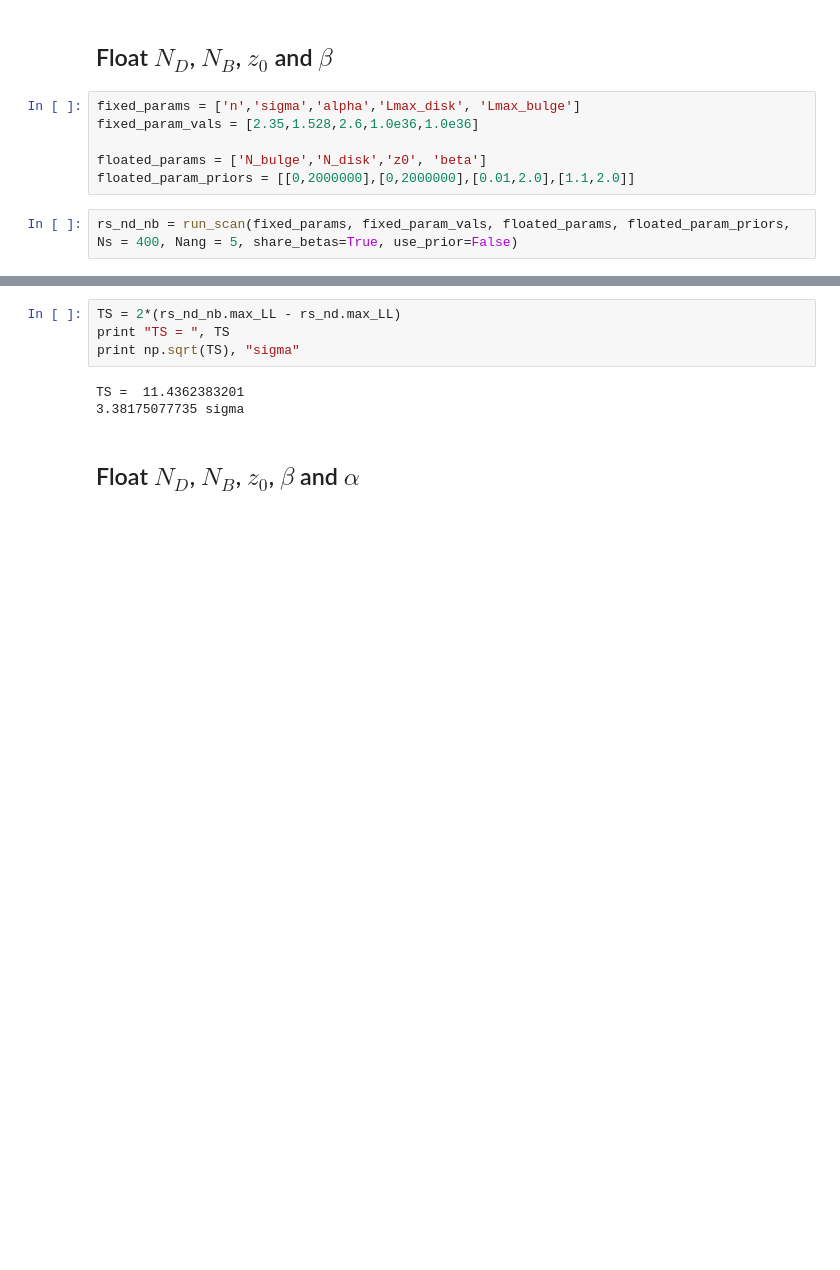
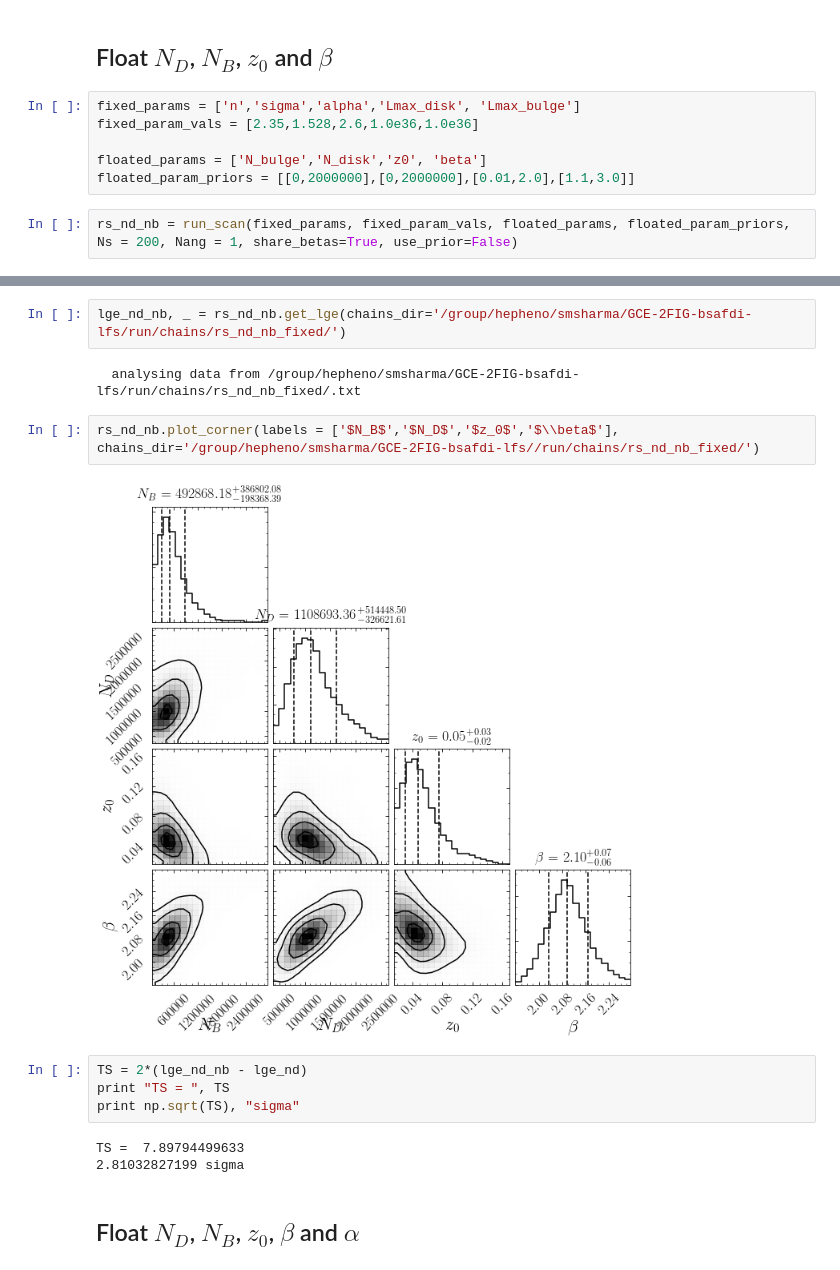
Before and after one commit to bsafdi/GCE-2FIG, a Jupyter notebook: examples/Example_2_2FIG_Table.ipynb, the cells around one changed output, grey strips where cells are left out. Drawn from its saved outputs; the diff is of its cells as text; blank space fills up the shorter version.

```diff
--- a/examples/Example_2_2FIG_Table.ipynb
+++ b/examples/Example_2_2FIG_Table.ipynb
@@ -58,6 +37,6 @@ fixed_params = ['n','sigma','alpha','Lmax_disk', 'Lmax_bulge']
 fixed_param_vals = [2.35,1.528,2.6,1.0e36,1.0e36]
 
 floated_params = ['N_bulge','N_disk','z0', 'beta']
-floated_param_priors = [[0,2000000],[0,2000000],[0.01,2.0],[1.1,2.0]]
+floated_param_priors = [[0,2000000],[0,2000000],[0.01,2.0],[1.1,3.0]]
 # %%
-rs_nd_nb = run_scan(fixed_params, fixed_param_vals, floated_params, floated_param_priors, Ns = 400, Nang = 5, share_betas=True, use_prior=False)
+rs_nd_nb = run_scan(fixed_params, fixed_param_vals, floated_params, floated_param_priors, Ns = 200, Nang = 1, share_betas=True, use_prior=False)
@@ -80,10 +43,18 @@ rs_nd_nb.perform_scan_minuit()
+# %%
+lge_nd_nb, _ = rs_nd_nb.get_lge(chains_dir='/group/hepheno/smsharma/GCE-2FIG-bsafdi-lfs/run/chains/rs_nd_nb_fixed/')
+# %% [output]
+  analysing data from /group/hepheno/smsharma/GCE-2FIG-bsafdi-lfs/run/chains/rs_nd_nb_fixed/.txt
+# %%
+rs_nd_nb.plot_corner(labels = ['$N_B$','$N_D$','$z_0$','$\\beta$'], chains_dir='/group/hepheno/smsharma/GCE-2FIG-bsafdi-lfs//run/chains/rs_nd_nb_fixed/')
+# %% [output]
+[figure, added]
 # %%
-TS = 2*(rs_nd_nb.max_LL - rs_nd.max_LL)
+TS = 2*(lge_nd_nb - lge_nd)
 print "TS = ", TS
 print np.sqrt(TS), "sigma"
 # %% [output]
-TS =  11.4362383201
-3.38175077735 sigma
+TS =  7.89794499633
+2.81032827199 sigma
 # %% [markdown]
 ## Float $N_D$, $N_B$, $z_0$, $\beta$ and $\alpha$
 # %%
```
Also changed, not shown: parts of 26 cells of this notebook, 40 other files.
